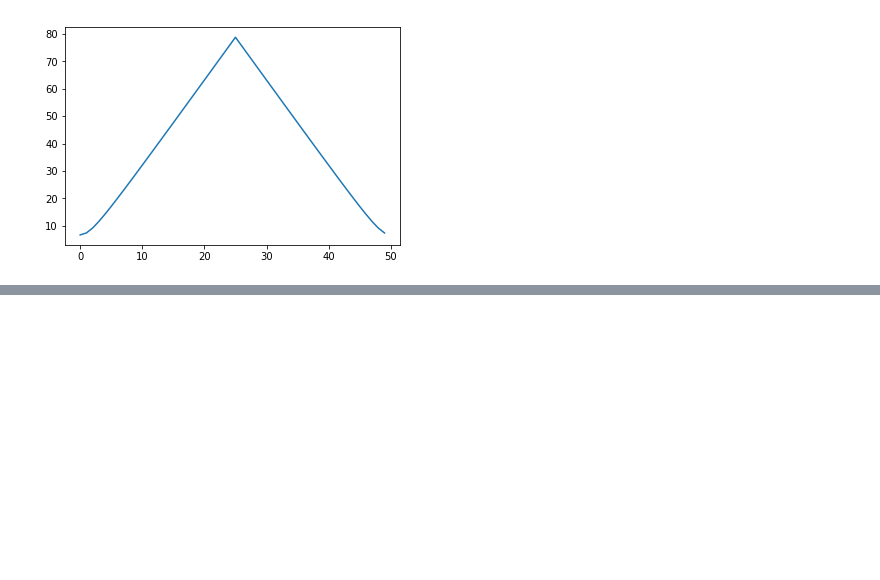
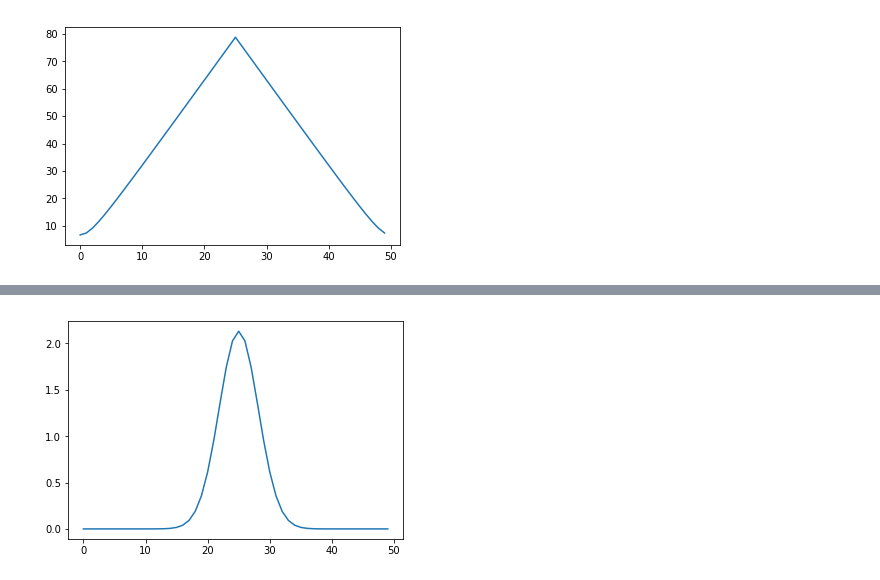
Before and after one commit to alesgenova/pbcpy, a Jupyter notebook: src/fft_prototyping.ipynb, the cells around one changed output, grey strips where cells are left out. Saved outputs shown, nothing was run; the diff lists cells and outputs as text; code cells hidden in the pictures; blank space fills up the shorter version.

```diff
--- a/src/fft_prototyping.ipynb
+++ b/src/fft_prototyping.ipynb
@@ -75,0 +76,7 @@ plt.show()
+# %%
+ed = gaussian.energy_density(a=2,b=1,c=2,kernel=kernel)
+# %%
+plt.plot(ed.values[:,1,1])
+plt.show()
+# %% [output]
+[figure, added]
```
Also changed, not shown: parts of 2 cells of this notebook, 3 other files.
